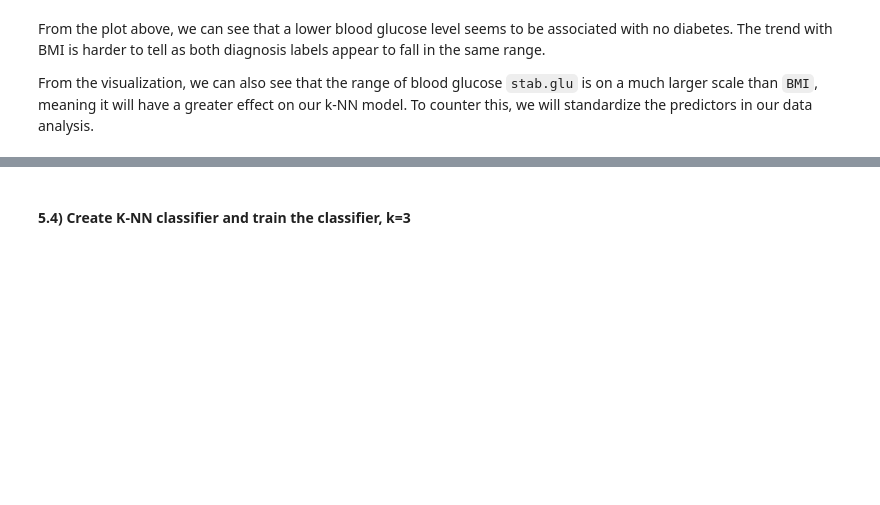
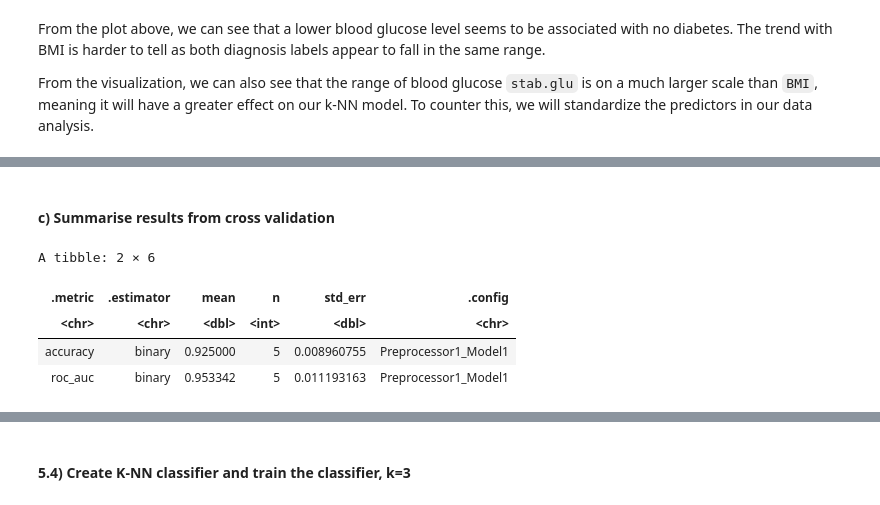
Before and after one commit to wmma2/group_18_project, a Jupyter notebook: Final_report.ipynb, the cells around one changed output, grey strips where cells are left out. Saved outputs shown, nothing was run; the diff lists cells and outputs as text; code cells hidden in the pictures; blank space fills up the shorter version.

```diff
--- a/Final_report.ipynb
+++ b/Final_report.ipynb
@@ -225,0 +310,11 @@ check_count
+# %% [markdown]
+#### **c) Summarise results from cross validation**
+# %%
+knn_fit |> collect_metrics()
+#From the results, we get an accuracy of 92.5% and and low SD
+# %% [output]
+A tibble: 2 × 6
+| .metric | .estimator | mean | n | std_err | .config |
+| <chr> | <chr> | <dbl> | <int> | <dbl> | <chr> |
+| accuracy | binary | 0.925000 | 5 | 0.008960755 | Preprocessor1_Model1 |
+| roc_auc | binary | 0.953342 | 5 | 0.011193163 | Preprocessor1_Model1 |
```
Also changed, not shown: parts of 35 cells of this notebook.
